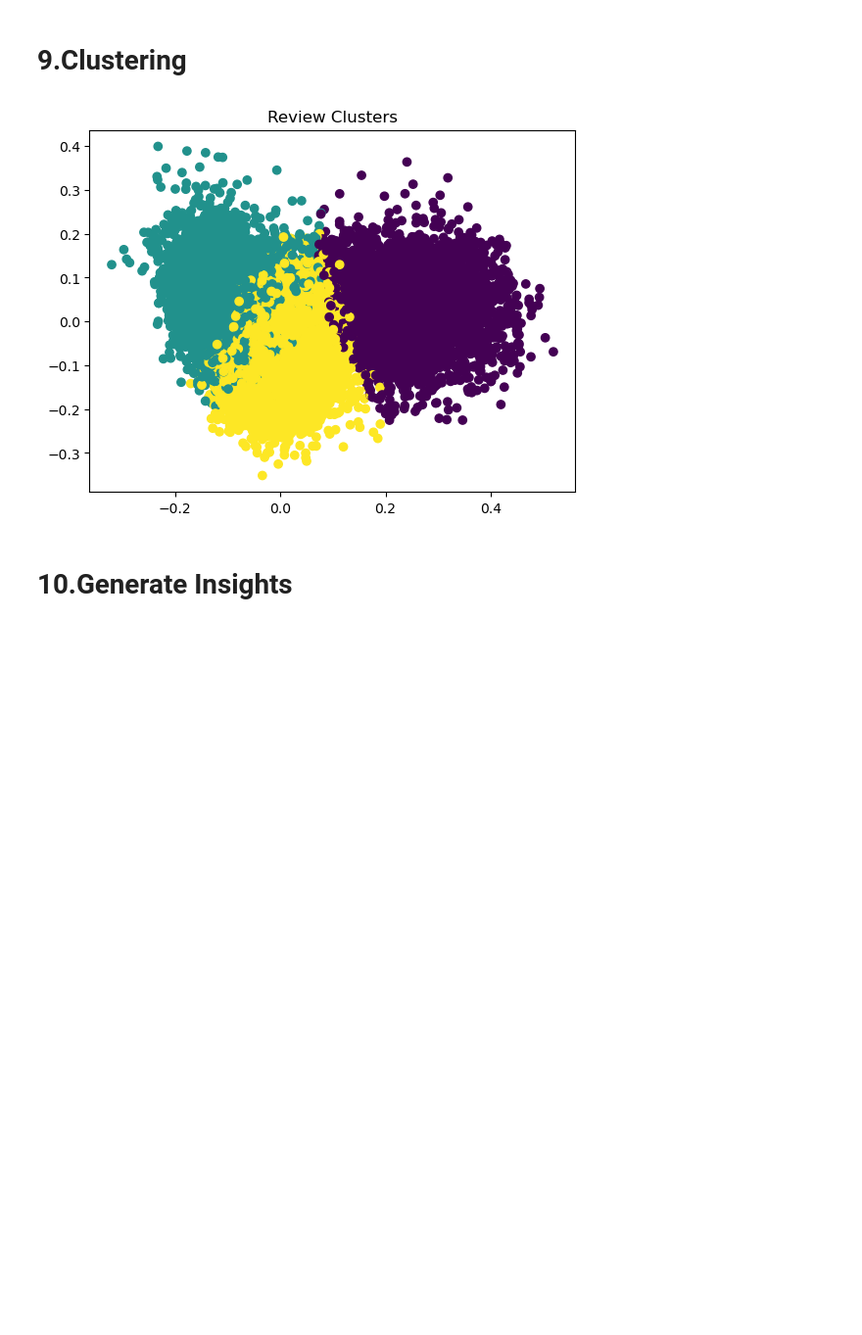
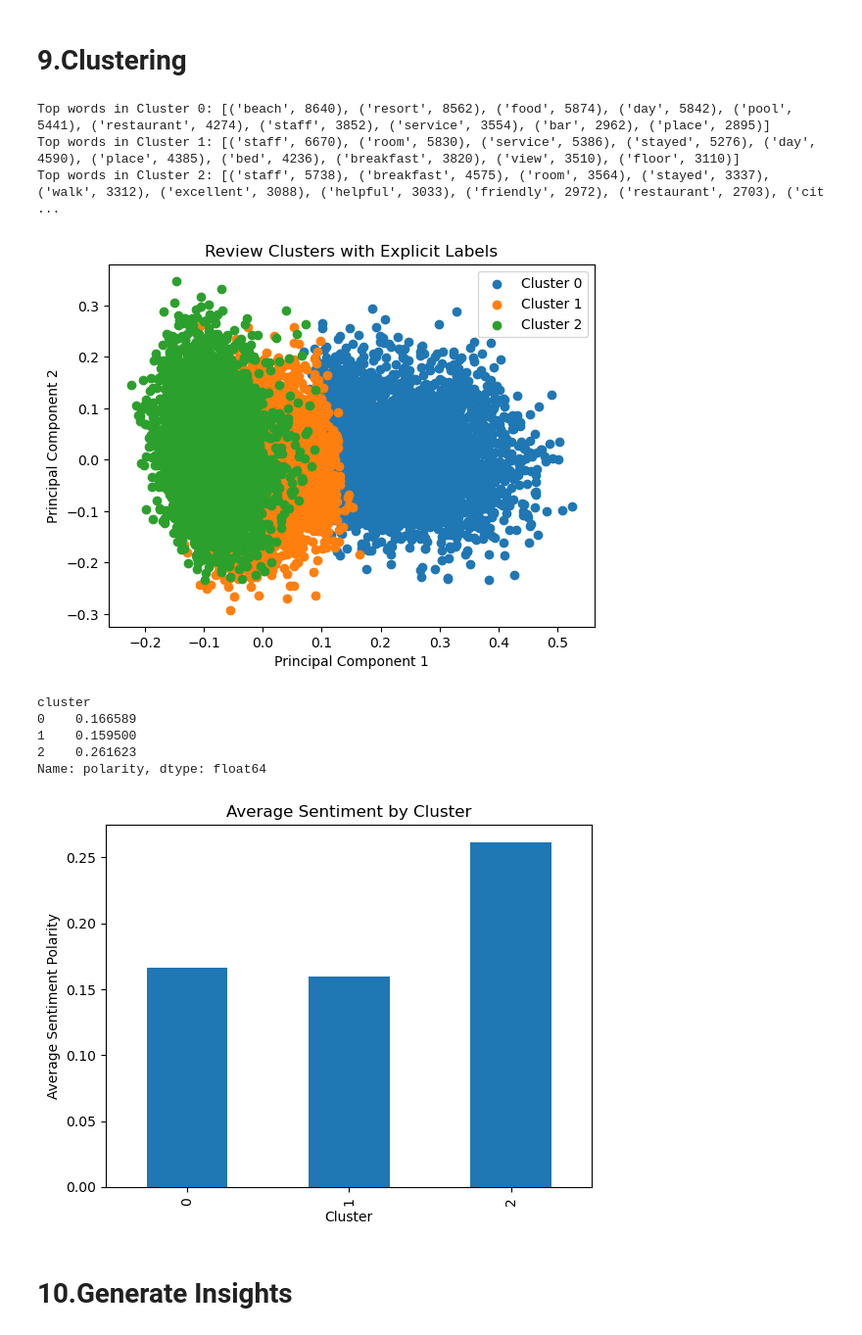
Before and after one commit to MuhamadWalo/BSUDProject2, a Jupyter notebook: models/BSUD.ipynb, the cells around one changed output. Shown at 98% size. Cells and saved outputs as stored; diff of their text form; code cells hidden in the pictures; blank space fills up the shorter version.

```diff
--- a/models/BSUD.ipynb
+++ b/models/BSUD.ipynb
@@ -199,6 +250,15 @@ for idx, topic in enumerate(lda.components_):
     plt.axis("off")
     plt.title(f"Topic {idx + 1}")
     plt.show()
+
+# Assign each review to its dominant topic
+doc_topics = lda.transform(X)
+reviews["dominant_topic"] = doc_topics.argmax(axis=1)
+
+# View reviews grouped by topic
+for topic in range(lda.n_components):
+    print(f"Topic {topic + 1} Reviews:")
+    print(reviews[reviews["dominant_topic"] == topic][["Review", "processed_text"]].head())
 # %% [output]
 Loaded 20491 reviews.
 Text preprocessing complete.
@@ -247,16 +381,61 @@ pyLDAvis.display(panel)
 # %% [markdown]
 # 9.Clustering
 # %%
+from sklearn.cluster import KMeans
+from sklearn.decomposition import PCA
+import matplotlib.pyplot as plt
+
+# Apply K-Means clustering
 kmeans = KMeans(n_clusters=3, random_state=42)
 reviews["cluster"] = kmeans.fit_predict(X)
 
-# Visualize clusters
+# Reduce dimensions with PCA
 reduced_features = PCA(n_components=2).fit_transform(X.toarray())
-plt.scatter(reduced_features[:, 0], reduced_features[:, 1], c=reviews["cluster"], cmap="viridis")
-plt.title("Review Clusters")
+
+
+# Extract top words for each cluster
+from collections import Counter
+for cluster in range(3):
+    cluster_reviews = reviews[reviews["cluster"] == cluster]["processed_text"]
+    all_words = " ".join(cluster_reviews).split()
+    most_common = Counter(all_words).most_common(10)
+    print(f"Top words in Cluster {cluster}: {most_common}")
+
+for cluster in range(3):
+    cluster_points = reduced_features[reviews["cluster"] == cluster]
+    plt.scatter(cluster_points[:, 0], cluster_points[:, 1], label=f"Cluster {cluster}")
+plt.legend()
+plt.title("Review Clusters with Explicit Labels")
+plt.xlabel("Principal Component 1")
+plt.ylabel("Principal Component 2")
 plt.show()
+
+# Add cluster assignments to DataFrame
+reviews["cluster"] = kmeans.labels_
+
+
+# Calculate average polarity per cluster
+cluster_sentiment = reviews.groupby("cluster")["polarity"].mean()
+print(cluster_sentiment)
+
+# Visualize sentiment distribution
+cluster_sentiment.plot(kind="bar", title="Average Sentiment by Cluster")
+plt.xlabel("Cluster")
+plt.ylabel("Average Sentiment Polarity")
+plt.show()
+
+#
 # %% [output]
+Top words in Cluster 0: [('beach', 8640), ('resort', 8562), ('food', 5874), ('day', 5842), ('pool', 5441), ('restaurant', 4274), ('staff', 3852), ('service', 3554), ('bar', 2962), ('place', 2895)]
+Top words in Cluster 1: [('staff', 6670), ('room', 5830), ('service', 5386), ('stayed', 5276), ('day', 4590), ('place', 4385), ('bed', 4236), ('breakfast', 3820), ('view', 3510), ('floor', 3110)]
+Top words in Cluster 2: [('staff', 5738), ('breakfast', 4575), ('room', 3564), ('stayed', 3337), ('walk', 3312), ('excellent', 3088), ('helpful', 3033), ('friendly', 2972), ('restaurant', 2703), ('cit ...
-[figure, old version]
+[figure, new version]
+cluster
+0    0.166589
+1    0.159500
+2    0.261623
+Name: polarity, dtype: float64
+[figure, added]
 # %% [markdown]
 # 10.Generate Insights
 # %%
```
Also changed, not shown: parts of 8 cells of this notebook, 1 other file.
